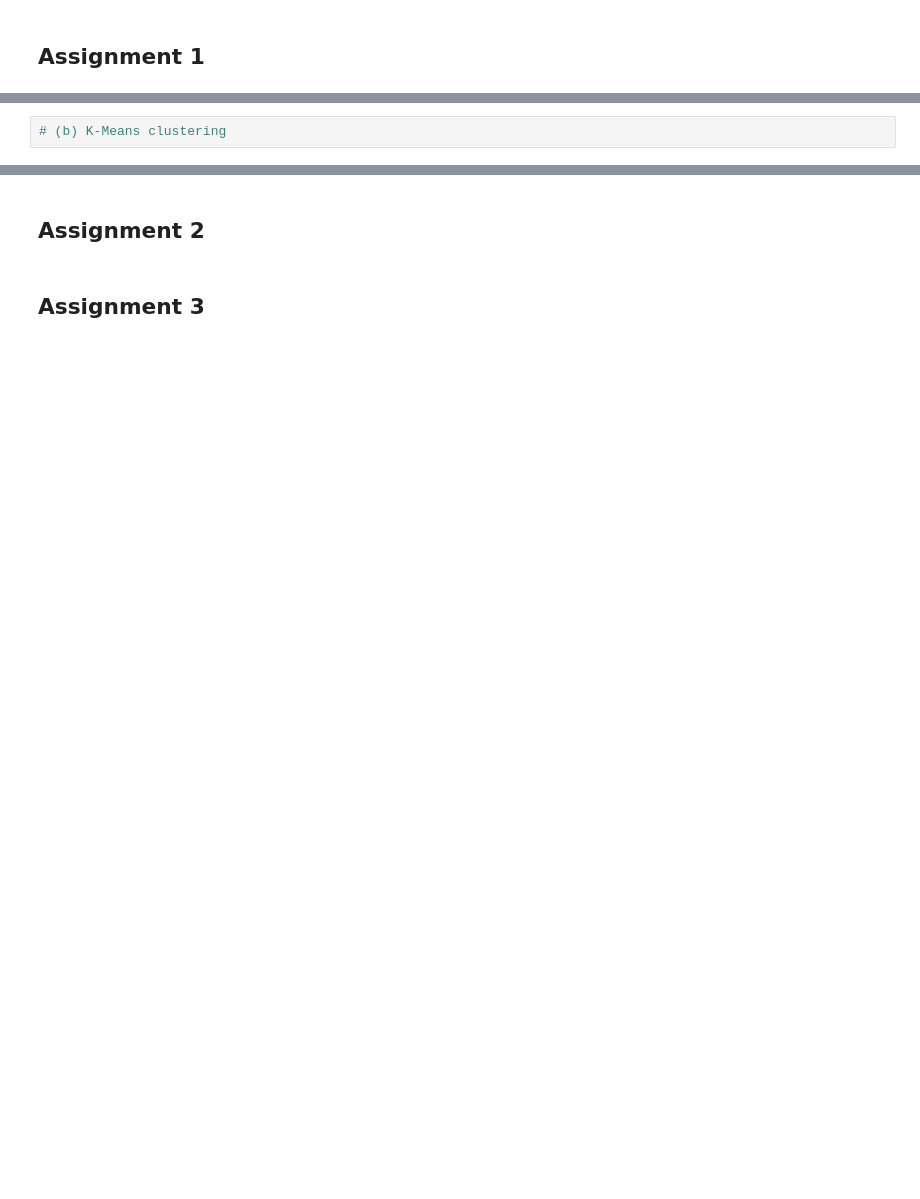
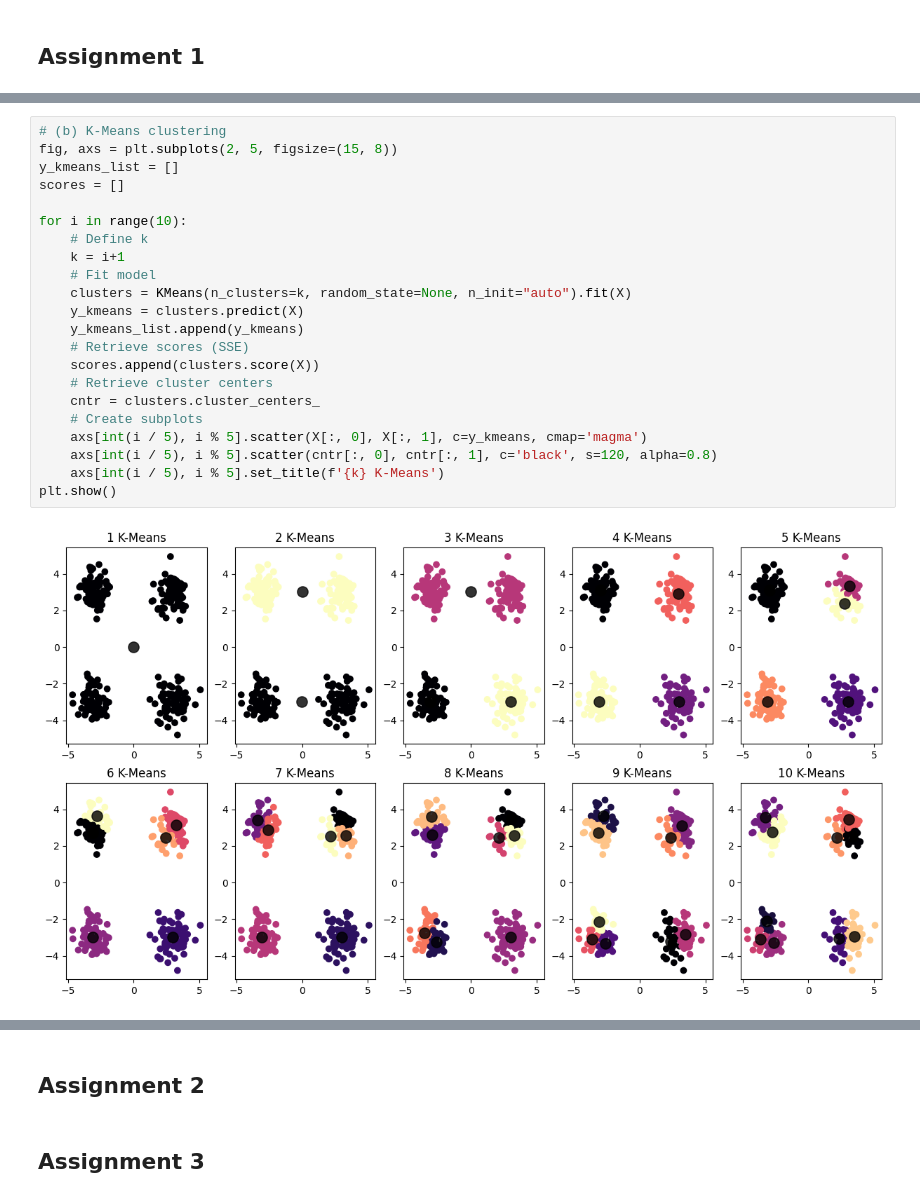
Before and after one commit to KSandfort/data_mining_course, a Jupyter notebook: lab4/lab4.ipynb, the cells around one changed output, grey strips where cells are left out. Cells and saved outputs as stored; diff of their text form; blank space fills up the shorter version.

```diff
--- a/lab4/lab4.ipynb
+++ b/lab4/lab4.ipynb
@@ -24,2 +26,24 @@ plt.scatter(X[:, 0], X[:, 1])
-# %%
-# (b) K-Means clustering
+# %%
+# (b) K-Means clustering
+fig, axs = plt.subplots(2, 5, figsize=(15, 8))
+y_kmeans_list = []
+scores = []
+
+for i in range(10):
+    # Define k
+    k = i+1
+    # Fit model
+    clusters = KMeans(n_clusters=k, random_state=None, n_init="auto").fit(X)
+    y_kmeans = clusters.predict(X)
+    y_kmeans_list.append(y_kmeans)
+    # Retrieve scores (SSE)
+    scores.append(clusters.score(X))
+    # Retrieve cluster centers
+    cntr = clusters.cluster_centers_
+    # Create subplots
+    axs[int(i / 5), i % 5].scatter(X[:, 0], X[:, 1], c=y_kmeans, cmap='magma')
+    axs[int(i / 5), i % 5].scatter(cntr[:, 0], cntr[:, 1], c='black', s=120, alpha=0.8)
+    axs[int(i / 5), i % 5].set_title(f'{k} K-Means')
+plt.show()
+# %% [output]
+[figure, added]
```
Also changed, not shown: parts of 4 cells of this notebook.
